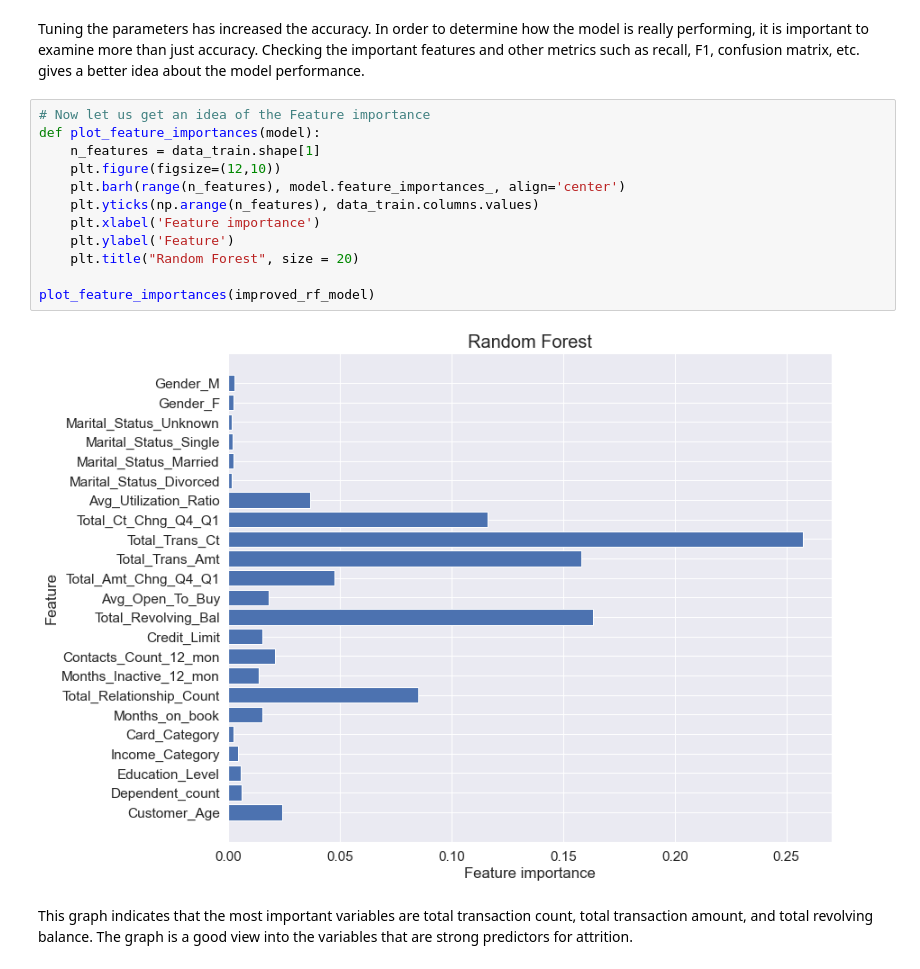
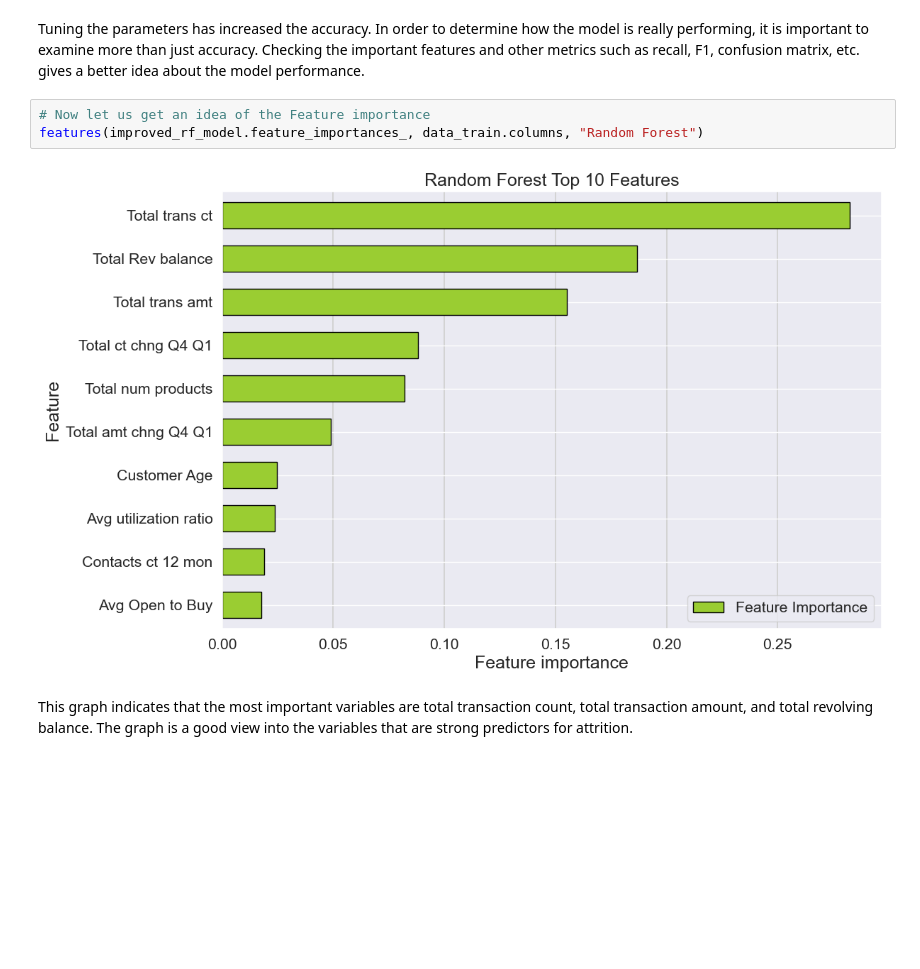
Before and after one commit to PaolaMalagon/Churn-Prediction-G2, a Jupyter notebook: Churn-Prediction-G2.ipynb, the cells around one changed output. Cells and saved outputs as stored; diff of their text form; blank space fills up the shorter version.

```diff
--- a/Churn-Prediction-G2.ipynb
+++ b/Churn-Prediction-G2.ipynb
@@ -973,19 +951,10 @@ improved_rf_model.score(data_test, target_test)
 # %% [markdown]
 Tuning the parameters has increased the accuracy. In order to determine how the model is really performing, it is important to examine more than just accuracy. Checking the important features and other metrics such as recall, F1, confusion matrix, etc. gives a better idea about the model performance.
-# %%
-# Now let us get an idea of the Feature importance
-def plot_feature_importances(model):
-    n_features = data_train.shape[1]
-    plt.figure(figsize=(12,10))
-    plt.barh(range(n_features), model.feature_importances_, align='center')
-    plt.yticks(np.arange(n_features), data_train.columns.values)
-    plt.xlabel('Feature importance')
-    plt.ylabel('Feature')
-    plt.title("Random Forest", size = 20)
-
-plot_feature_importances(improved_rf_model)
-# %% [output]
-[figure, removed]
+# %%
+# Now let us get an idea of the Feature importance
+features(improved_rf_model.feature_importances_, data_train.columns, "Random Forest")
+# %% [output]
+[figure, added]
 # %% [markdown]
 This graph indicates that the most important variables are total transaction count, total transaction amount, and total revolving balance. The graph is a good view into the variables that are strong predictors for attrition.
 # %% [markdown]
```
Also changed, not shown: parts of 44 cells of this notebook.
